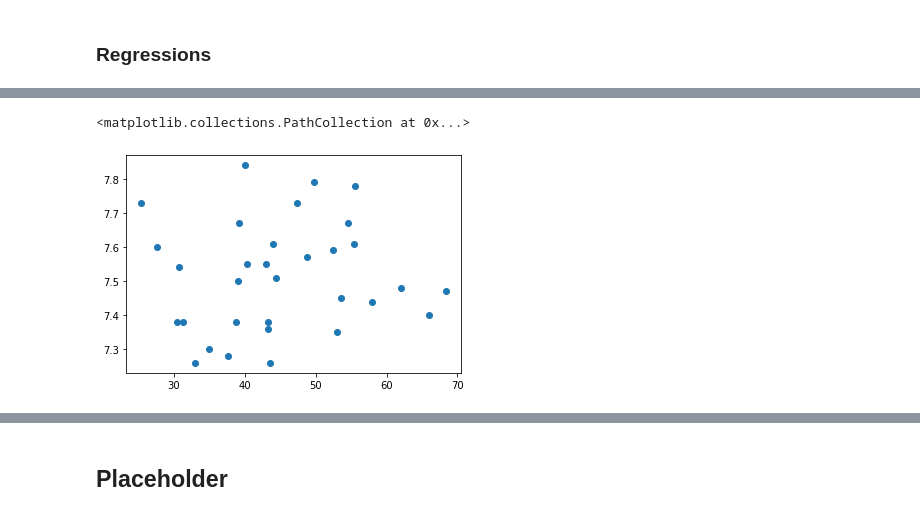
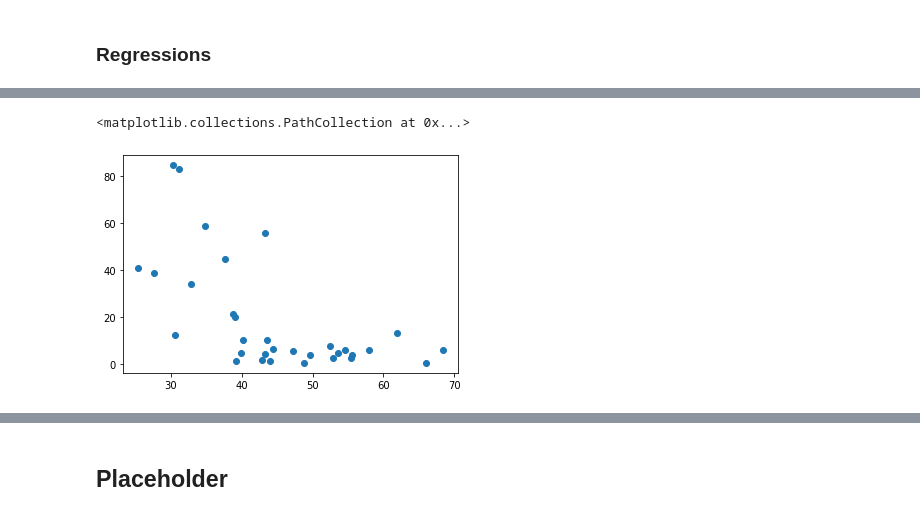
Before and after one commit to ngliangwei15/CASA0007-CW3, a Jupyter notebook: EDA.ipynb, the cells around one changed output, grey strips where cells are left out. Saved outputs shown, nothing was run; the diff lists cells and outputs as text; code cells hidden in the pictures.

```diff
--- a/EDA.ipynb
+++ b/EDA.ipynb
@@ -337,0 +653,8 @@ strong multicollinearity or other numerical problems.
+# %%
+# Read in air quality (from 2013)
+url = 'https://github.com/ngliangwei15/CASA0007-CW3/blob/main/Data/NO2_AnnualMean_2013_PopulationData.xlsx?raw=true'
+air_quality = pd.read_excel(url, sheet_name = 'Borough exceeding 40', skiprows = 4, usecols=['Borough Name', 'PopExc2013 %'])
+
+# Drop City of London
+air_quality.drop(air_quality[air_quality['Borough Name'] == 'City of London'].index, inplace = True)
+air_quality = air_quality.reset_index(drop = True)
@@ -338,5 +698,5 @@ strong multicollinearity or other numerical problems.
 # %%
-plt.scatter(ind_var.percent_green, wellbeing['Happiness'])
+plt.scatter(ndvi.percent_green, air_quality['PopExc2013 %'])
 # %% [output]
 <matplotlib.collections.PathCollection at 0x...>
-[figure, old version]
+[figure, new version]
```
Also changed, not shown: parts of 53 cells of this notebook.
